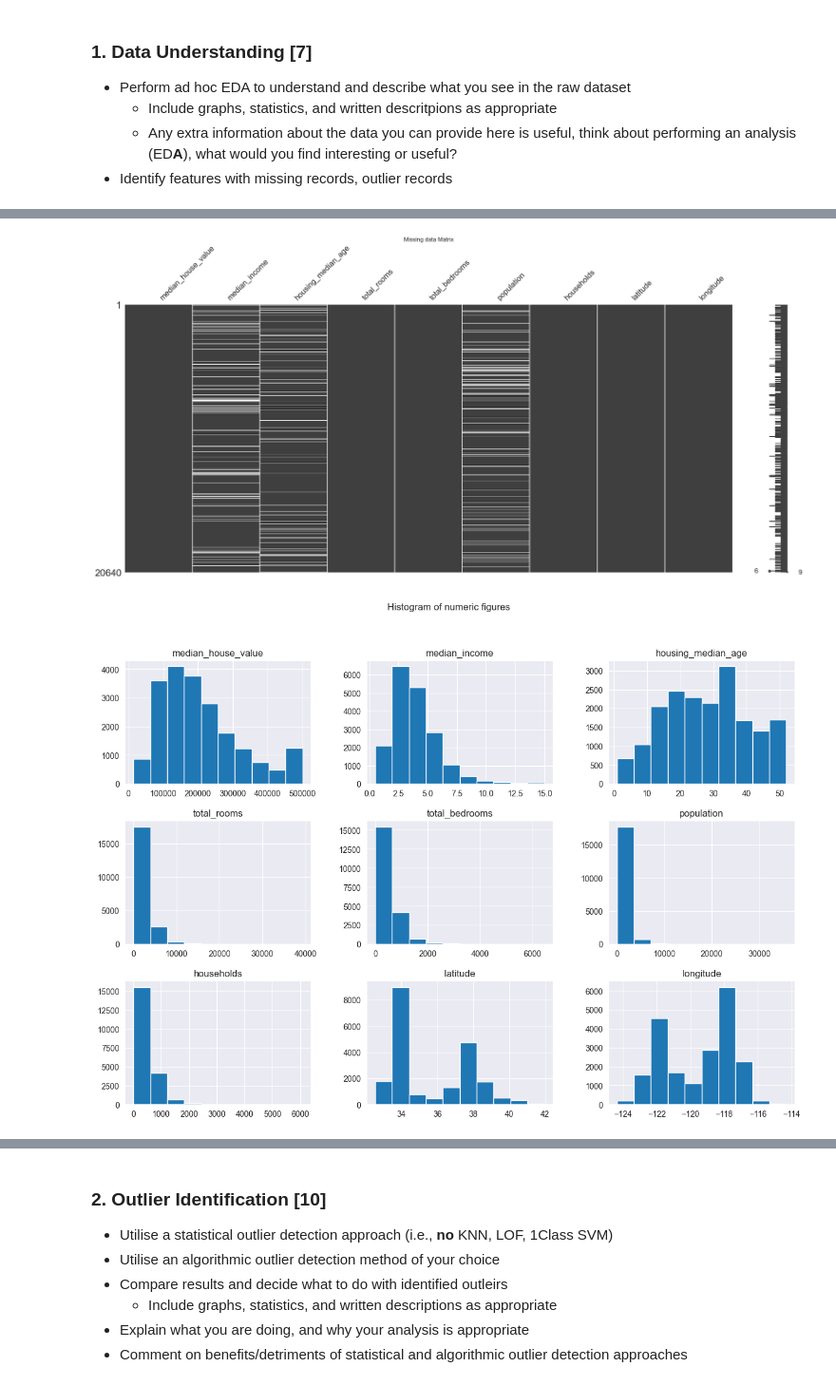
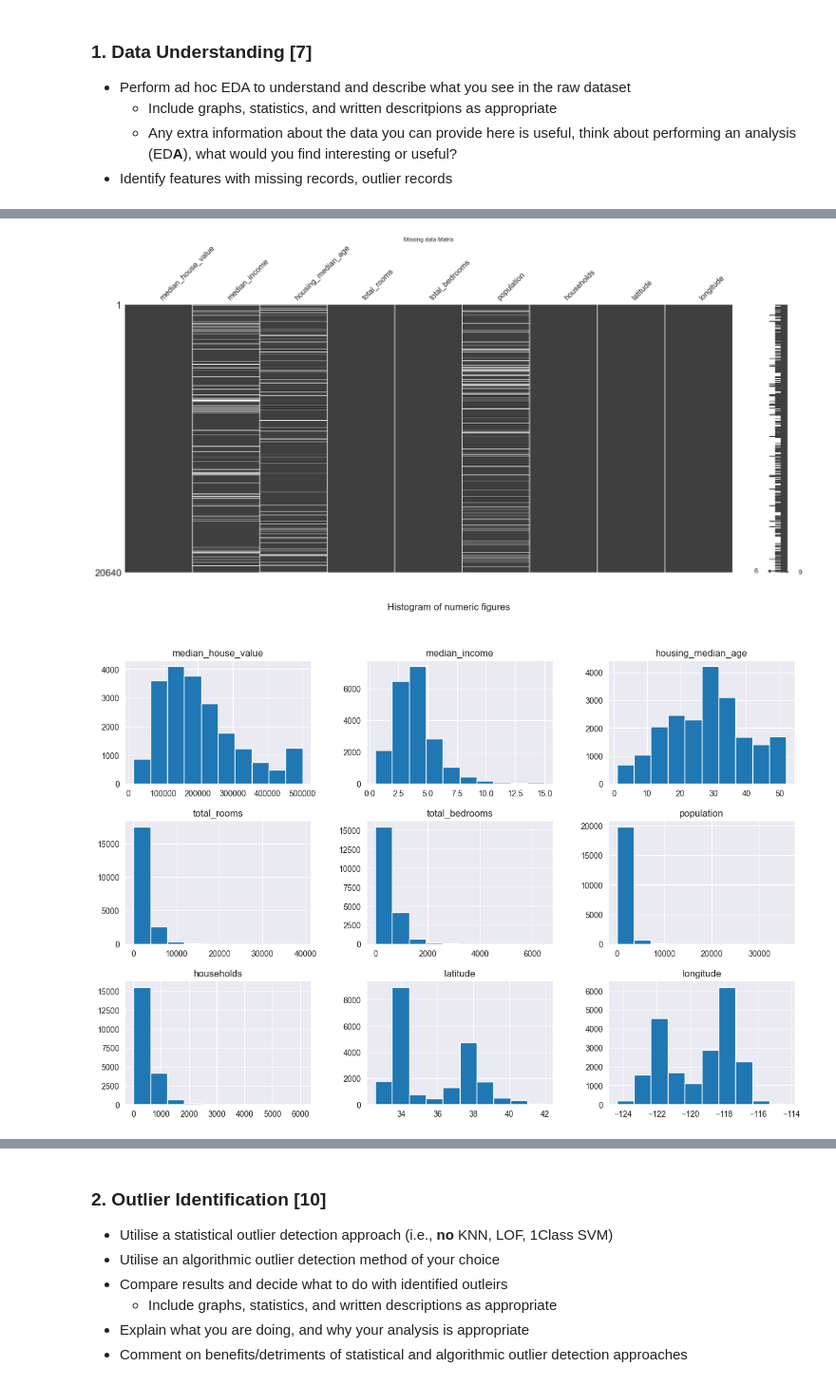
Before and after one commit to IshanKalra007/CSC3831_Final_project_220626363, a Jupyter notebook: Coursework/CSC3831_Final_Assessment.ipynb, the cells around one changed output, grey strips where cells are left out. Shown at 95% size. Cells and saved outputs as stored; diff of their text form; code cells hidden in the pictures.

Commit message:
Visualised comparisons between original datasets and imputed sets. Uploaded part 2 of coursework.

```diff
--- a/Coursework/CSC3831_Final_Assessment.ipynb
+++ b/Coursework/CSC3831_Final_Assessment.ipynb
@@ -40,37 +44,41 @@ msno.matrix(houses_corrupted_df)
 plt.title('Missing data Matrix')
 plt.show
 
+# Imputing missing values using median
+imputer = SimpleImputer(strategy="median")
+houses_imputed = pd.DataFrame(imputer.fit_transform(houses_corrupted_df),columns=houses_corrupted_df.columns)
+
 #Distribution of numeric figures
-houses_corrupted_df.hist(figsize=(15,10))
+houses_imputed.hist(figsize=(15,10))
 plt.suptitle("Histogram of numeric figures")
 plt.show
 
 # Box plots to Identify Outliers
 plt.figure(figsize=(15,8))
-sns.boxplot(data=houses_corrupted_df, orient='h')
+sns.boxplot(data=houses_imputed, orient='h')
 plt.title("Box plot to Identify Outliers")
 plt.show()
 # %% [output]
 Dataset information
 <class 'pandas.core.frame.DataFrame'>
 RangeIndex: 20640 entries, 0 to 20639
 Data columns (total 9 columns):
  #   Column              Non-Null Count  Dtype
 ---  ------              --------------  -----
  0   median_house_value  20640 non-null  float64
  1   median_income       18576 non-null  float64
  2   housing_median_age  18576 non-null  float64
  3   total_rooms         20640 non-null  float64
  4   total_bedrooms      20640 non-null  float64
  5   population          18576 non-null  float64
  6   households          20640 non-null  float64
  7   latitude            20640 non-null  float64
  8   longitude           20640 non-null  float64
 dtypes: float64(9)
 memory usage: 1.4 MB
 Dataset Stats
 [figure]
-[figure, old version]
+[figure, new version]
 [figure]
 # %% [markdown]
 ### 2. Outlier Identification [10]
```
Also changed, not shown: parts of 5 cells of this notebook, 1 other file.
